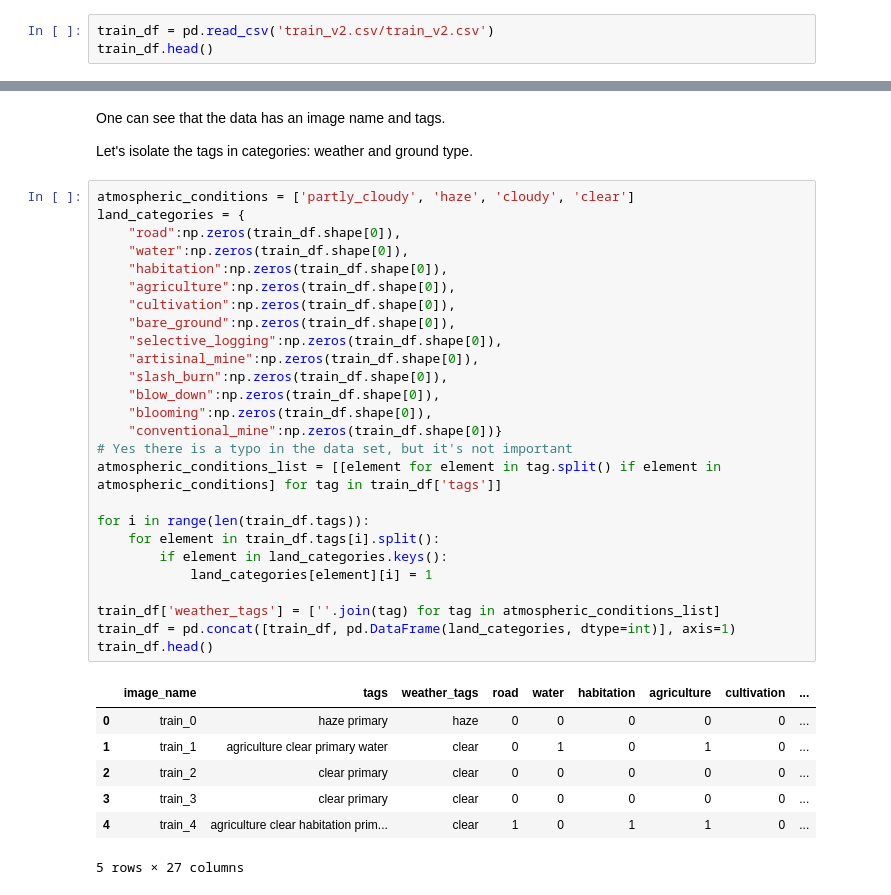
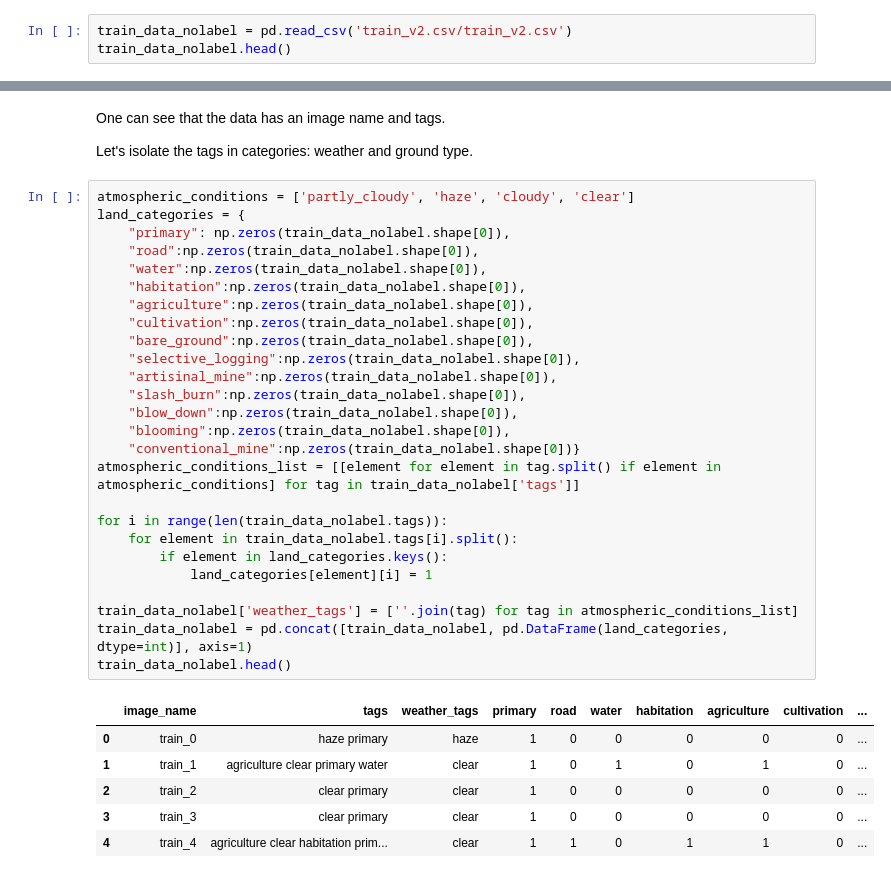
Before and after one commit to cpellet/airlift, a Jupyter notebook: research/classification/deforestation-detection.ipynb, the cells around one changed output, grey strips where cells are left out. Cells and saved outputs as stored; diff of their text form.

```diff
--- a/research/classification/deforestation-detection.ipynb
+++ b/research/classification/deforestation-detection.ipynb
@@ -8,8 +14,8 @@ import numpy as np
 # %% [markdown]
 ## Let's first read the data from the training set
 # %%
-train_df = pd.read_csv('train_v2.csv/train_v2.csv')
-train_df.head()
+train_data_nolabel = pd.read_csv('train_v2.csv/train_v2.csv')
+train_data_nolabel.head()
 # %% [output]
 |  | image_name | tags |
 | 0 | train_0 | haze primary |
@@ -24,35 +30,34 @@ Let's isolate the tags in categories: weather and ground type.
 # %%
 atmospheric_conditions = ['partly_cloudy', 'haze', 'cloudy', 'clear']
 land_categories = {
-    "road":np.zeros(train_df.shape[0]),
-    "water":np.zeros(train_df.shape[0]),
-    "habitation":np.zeros(train_df.shape[0]),
-    "agriculture":np.zeros(train_df.shape[0]),
-    "cultivation":np.zeros(train_df.shape[0]),
-    "bare_ground":np.zeros(train_df.shape[0]),
-    "selective_logging":np.zeros(train_df.shape[0]),
-    "artisinal_mine":np.zeros(train_df.shape[0]),
-    "slash_burn":np.zeros(train_df.shape[0]),
-    "blow_down":np.zeros(train_df.shape[0]),
-    "blooming":np.zeros(train_df.shape[0]),
-    "conventional_mine":np.zeros(train_df.shape[0])}
-# Yes there is a typo in the data set, but it's not important
-atmospheric_conditions_list = [[element for element in tag.split() if element in atmospheric_conditions] for tag in train_df['tags']]
+    "primary": np.zeros(train_data_nolabel.shape[0]),
+    "road":np.zeros(train_data_nolabel.shape[0]),
+    "water":np.zeros(train_data_nolabel.shape[0]),
+    "habitation":np.zeros(train_data_nolabel.shape[0]),
+    "agriculture":np.zeros(train_data_nolabel.shape[0]),
+    "cultivation":np.zeros(train_data_nolabel.shape[0]),
+    "bare_ground":np.zeros(train_data_nolabel.shape[0]),
+    "selective_logging":np.zeros(train_data_nolabel.shape[0]),
+    "artisinal_mine":np.zeros(train_data_nolabel.shape[0]),
+    "slash_burn":np.zeros(train_data_nolabel.shape[0]),
+    "blow_down":np.zeros(train_data_nolabel.shape[0]),
+    "blooming":np.zeros(train_data_nolabel.shape[0]),
+    "conventional_mine":np.zeros(train_data_nolabel.shape[0])}
+atmospheric_conditions_list = [[element for element in tag.split() if element in atmospheric_conditions] for tag in train_data_nolabel['tags']]
 
-for i in range(len(train_df.tags)):
-    for element in train_df.tags[i].split():
+for i in range(len(train_data_nolabel.tags)):
+    for element in train_data_nolabel.tags[i].split():
         if element in land_categories.keys():
             land_categories[element][i] = 1
 
-train_df['weather_tags'] = [''.join(tag) for tag in atmospheric_conditions_list]
-train_df = pd.concat([train_df, pd.DataFrame(land_categories, dtype=int)], axis=1)
-train_df.head()
+train_data_nolabel['weather_tags'] = [''.join(tag) for tag in atmospheric_conditions_list]
+train_data_nolabel = pd.concat([train_data_nolabel, pd.DataFrame(land_categories, dtype=int)], axis=1)
+train_data_nolabel.head()
 # %% [output]
-|  | image_name | tags | weather_tags | road | water | habitation | agriculture | cultivation | ... |
-| 0 | train_0 | haze primary | haze | 0 | 0 | 0 | 0 | 0 | ... |
-| 1 | train_1 | agriculture clear primary water | clear | 0 | 1 | 0 | 1 | 0 | ... |
-| 2 | train_2 | clear primary | clear | 0 | 0 | 0 | 0 | 0 | ... |
-| 3 | train_3 | clear primary | clear | 0 | 0 | 0 | 0 | 0 | ... |
-| 4 | train_4 | agriculture clear habitation prim... | clear | 1 | 0 | 1 | 1 | 0 | ... |
+|  | image_name | tags | weather_tags | primary | road | water | habitation | agriculture | cultivation | ... |
+| 0 | train_0 | haze primary | haze | 1 | 0 | 0 | 0 | 0 | 0 | ... |
+| 1 | train_1 | agriculture clear primary water | clear | 1 | 0 | 1 | 0 | 1 | 0 | ... |
+| 2 | train_2 | clear primary | clear | 1 | 0 | 0 | 0 | 0 | 0 | ... |
+| 3 | train_3 | clear primary | clear | 1 | 0 | 0 | 0 | 0 | 0 | ... |
+| 4 | train_4 | agriculture clear habitation prim... | clear | 1 | 1 | 0 | 1 | 1 | 0 | ... |
-5 rows × 27 columns
 # %%
```
Also changed, not shown: parts of 5 cells of this notebook.
